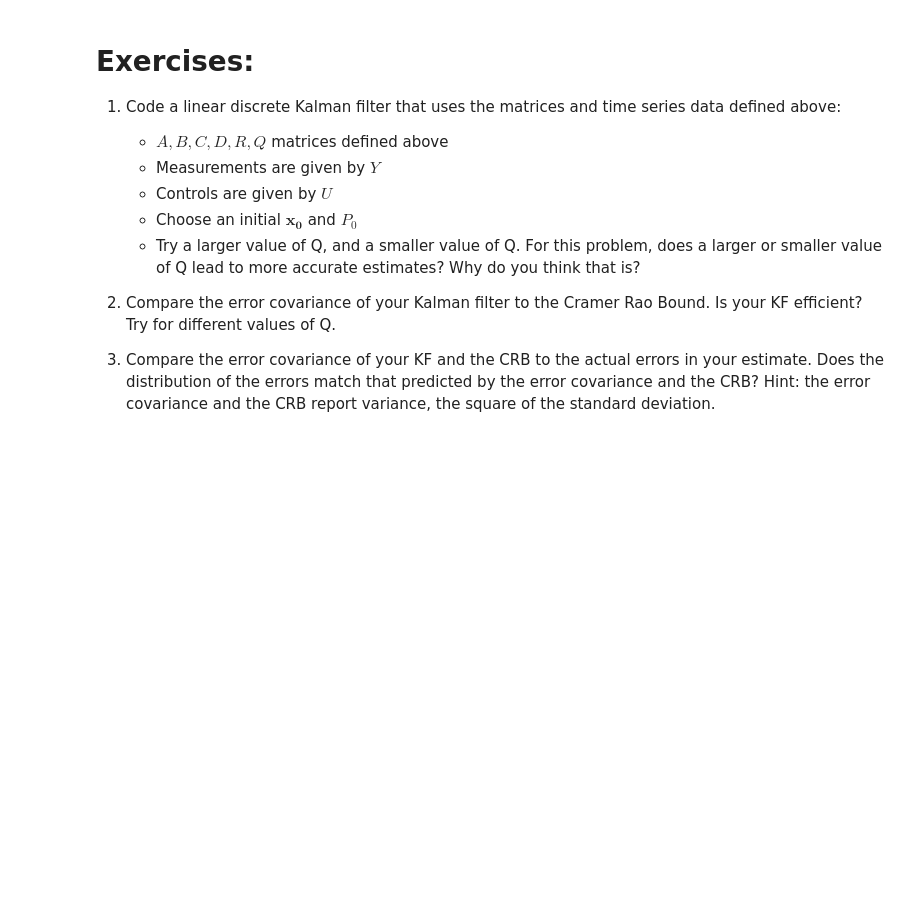
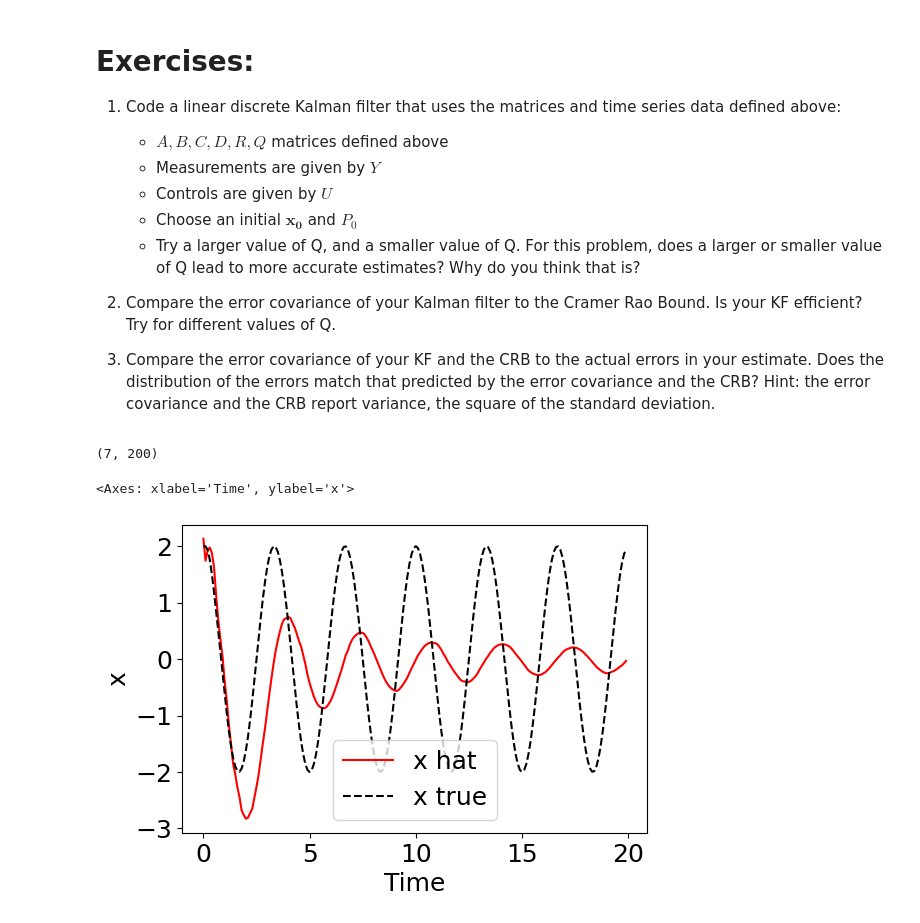
Before and after one commit to clearlakerabbit/Nonlinear_and_Data_Driven_Estimation, a Jupyter notebook: Lesson_5_Discrete_Linear_Kalman_Filter/B_discrete_linear_kalman_filter_work.ipynb, the cells around one changed output. Saved outputs shown, nothing was run; the diff lists cells and outputs as text; code cells hidden in the pictures; blank space fills up the shorter version.

```diff
--- a/Lesson_5_Discrete_Linear_Kalman_Filter/B_discrete_linear_kalman_filter_work.ipynb
+++ b/Lesson_5_Discrete_Linear_Kalman_Filter/B_discrete_linear_kalman_filter_work.ipynb
@@ -196,0 +208,51 @@ for k in range(1, Y.shape[1]):
+# %%
+def linear_discrete_kalman_forward_update(xhat_fp, P_fp, y, u,
+                                          A, B, C, D,
+                                          R, Q):
+  I = np.array(np.eye(A.shape[0]))
+
+  # predict
+  xhat_fm = A@xhat_fp + B@u
+  P_fm = A@P_fp@A.T + Q
+
+  # update
+  K_f = P_fm@C.T@np.linalg.inv(C@P_fm@C.T + R)
+  yhat = C@xhat_fm + D@u
+  innovation = (y - yhat)
+  xhat_fp = xhat_fm + K_f@innovation
+  P_fp = (I - K_f@C)@P_fm
+
+  return xhat_fp, P_fp
+# %%
+def linear_discrete_kalman_filter(x0, P0, Y, U,
+                                  A, B, C, D,
+                                  R, Q):
+  xhat_fp = x0
+  P_fp = [P0] # list, so we can keep adding to it
+
+  lkf = linear_discrete_kalman_forward_update
+
+  for i in range(Y.shape[1]):
+    xhat_fp_i, P_fp_i = lkf(xhat_fp[:, [-1]], P_fp[-1],
+                            Y[:, [i]], U[:, [i]],
+                            A, B, C, D, R, Q)
+    xhat_fp = np.hstack((xhat_fp, xhat_fp_i))
+    P_fp.append(P_fp_i)
+
+  return xhat_fp[:, 1:], P_fp[1:]
+# %%
+x0 = np.atleast_2d([1]*A.shape[0]).T # need column
+P0 = np.eye(A.shape[0])*100 # initial covariance matrix
+# %%
+xhat_fp, P_fp = linear_discrete_kalman_filter(x0, P0, Y, U,
+                                              A, B, C, D,
+                                              R, Q)
+# %%
+xhat_fp.shape
+# %% [output]
+(7, 200)
+# %%
+plot_tme(df_states.t, df_states['x'], None, xhat_fp[2,:], label_var='x')
+# %% [output]
+<Axes: xlabel='Time', ylabel='x'>
+[figure, added]
```
Also changed, not shown: parts of 6 cells of this notebook.
